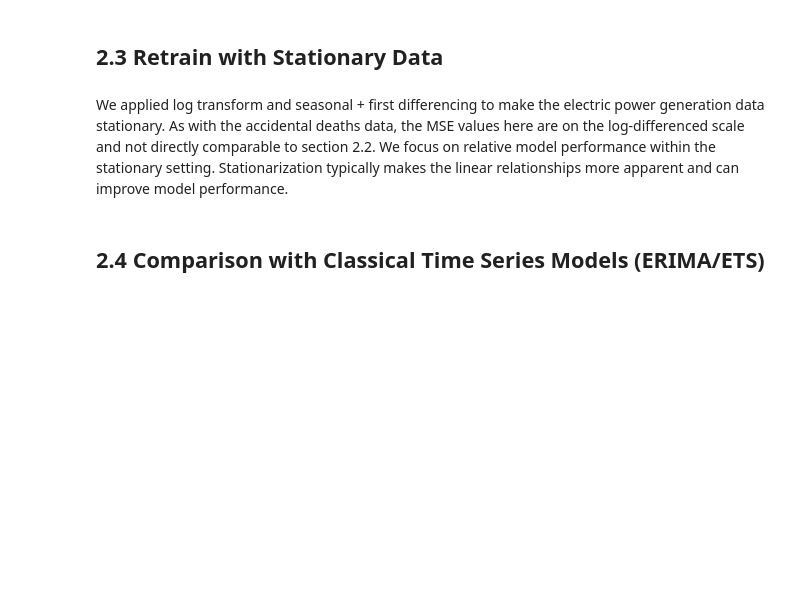
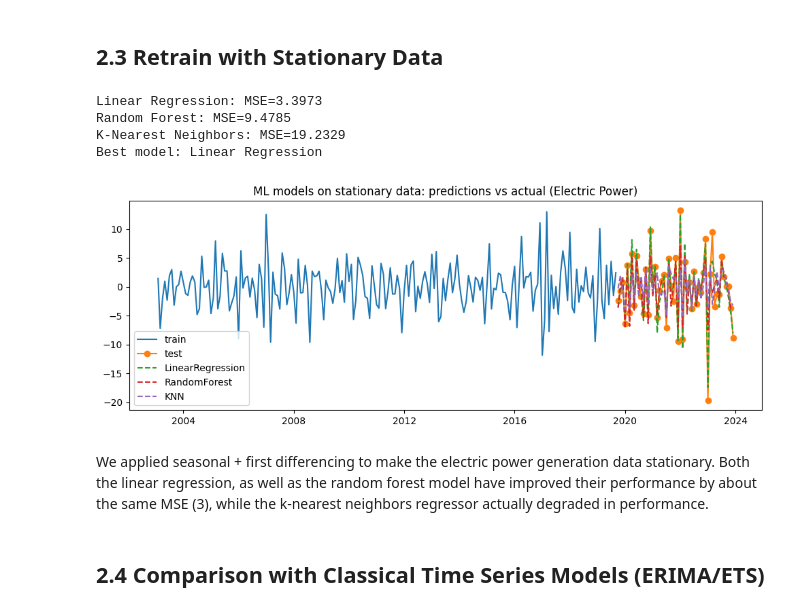
Before and after one commit to V8-Luky/time, a Jupyter notebook: notebooks/11_Exercise.ipynb, the cells around one changed output. Cells and saved outputs as stored; diff of their text form; code cells hidden in the pictures; blank space fills up the shorter version.

```diff
--- a/notebooks/11_Exercise.ipynb
+++ b/notebooks/11_Exercise.ipynb
@@ -347,15 +360,10 @@ Both models provide reasonable predictions for electric power generation. And ag
 # %% [markdown]
 ## 2.3 Retrain with Stationary Data
 # %%
-# 2.3 Retrain with Stationary Data
 y_energy = data_energy['y']
-
-# Apply log transform and differencing
-y_log_energy = np.log(y_energy)
-y_seas_diff_energy = y_log_energy.diff(12)
+y_seas_diff_energy = y_energy.diff(12)
 y_stat_energy = y_seas_diff_energy.diff().dropna()
 
-# Build features aligned with the stationary target
 df_stat_energy = pd.DataFrame({'y': y_stat_energy})
 df_stat_energy['lag1'] = df_stat_energy['y'].shift(1)
 df_stat_energy['lag12'] = df_stat_energy['y'].shift(12)
@@ -368,36 +376,53 @@ train_idx_s_energy = int(len(df_stat_energy) * 0.8)
 train_s_energy = df_stat_energy.iloc[:train_idx_s_energy]
 test_s_energy = df_stat_energy.iloc[train_idx_s_energy:]
 
 features_s_energy = ['lag1', 'lag12', 'roll3', 'ewm3']
 X_train_s_energy = train_s_energy[features_s_energy]
 y_train_s_energy = train_s_energy['y']
 X_test_s_energy = test_s_energy[features_s_energy]
 y_test_s_energy = test_s_energy['y']
 
 lr_s_energy = LinearRegression().fit(X_train_s_energy, y_train_s_energy)
 rf_s_energy = RandomForestRegressor(n_estimators=200, random_state=42).fit(X_train_s_energy, y_train_s_energy)
+knn_s_energy = KNeighborsRegressor(n_neighbors=5).fit(X_train_s_energy, y_train_s_energy)
 
 lr_pred_s_energy = lr_s_energy.predict(X_test_s_energy)
 rf_pred_s_energy = rf_s_energy.predict(X_test_s_energy)
+knn_pred_s_energy = knn_s_energy.predict(X_test_s_energy)
 
 lr_mse_s_energy = mean_squared_error(y_test_s_energy, lr_pred_s_energy)
 rf_mse_s_energy = mean_squared_error(y_test_s_energy, rf_pred_s_energy)
+knn_mse_s_energy = mean_squared_error(y_test_s_energy, knn_pred_s_energy)
 
 print(f"Linear Regression: MSE={lr_mse_s_energy:.4f}")
 print(f"Random Forest: MSE={rf_mse_s_energy:.4f}")
-print("Better model:", "Linear Regression" if rf_mse_s_energy >= lr_mse_s_energy else "Random Forest")
+print(f"K-Nearest Neighbors: MSE={knn_mse_s_energy:.4f}")
+
+# Determine best model
+best_model_s = min([("Linear Regression", lr_mse_s_energy),
+                    ("Random Forest", rf_mse_s_energy),
+                    ("K-Nearest Neighbors", knn_mse_s_energy)],
+                   key=lambda x: x[1])
+print(f"Best model: {best_model_s[0]}")
 
 # Plot
 fig, ax = plt.subplots(figsize=(12,4))
 ax.plot(train_s_energy.index, train_s_energy['y'], label='train')
 ax.plot(test_s_energy.index, test_s_energy['y'], label='test', marker='o')
 ax.plot(test_s_energy.index, lr_pred_s_energy, label='LinearRegression', linestyle='--')
 ax.plot(test_s_energy.index, rf_pred_s_energy, label='RandomForest', linestyle='--')
+ax.plot(test_s_energy.index, knn_pred_s_energy, label='KNN', linestyle='--')
 ax.set_title('ML models on stationary data: predictions vs actual (Electric Power)')
 ax.legend()
 plt.show()
+# %% [output]
+Linear Regression: MSE=3.3973
+Random Forest: MSE=9.4785
+K-Nearest Neighbors: MSE=19.2329
+Best model: Linear Regression
+[figure, added]
 # %% [markdown]
-We applied log transform and seasonal + first differencing to make the electric power generation data stationary. As with the accidental deaths data, the MSE values here are on the log-differenced scale and not directly comparable to section 2.2. We focus on relative model performance within the stationary setting. Stationarization typically makes the linear relationships more apparent and can improve model performance.
+We applied seasonal + first differencing to make the electric power generation data stationary. Both the linear regression, as well as the random forest model have improved their performance by about the same MSE (3), while the k-nearest neighbors regressor actually degraded in performance.
 # %% [markdown]
 ## 2.4 Comparison with Classical Time Series Models (ERIMA/ETS)
 # %%
```
Also changed, not shown: parts of 16 cells of this notebook.
